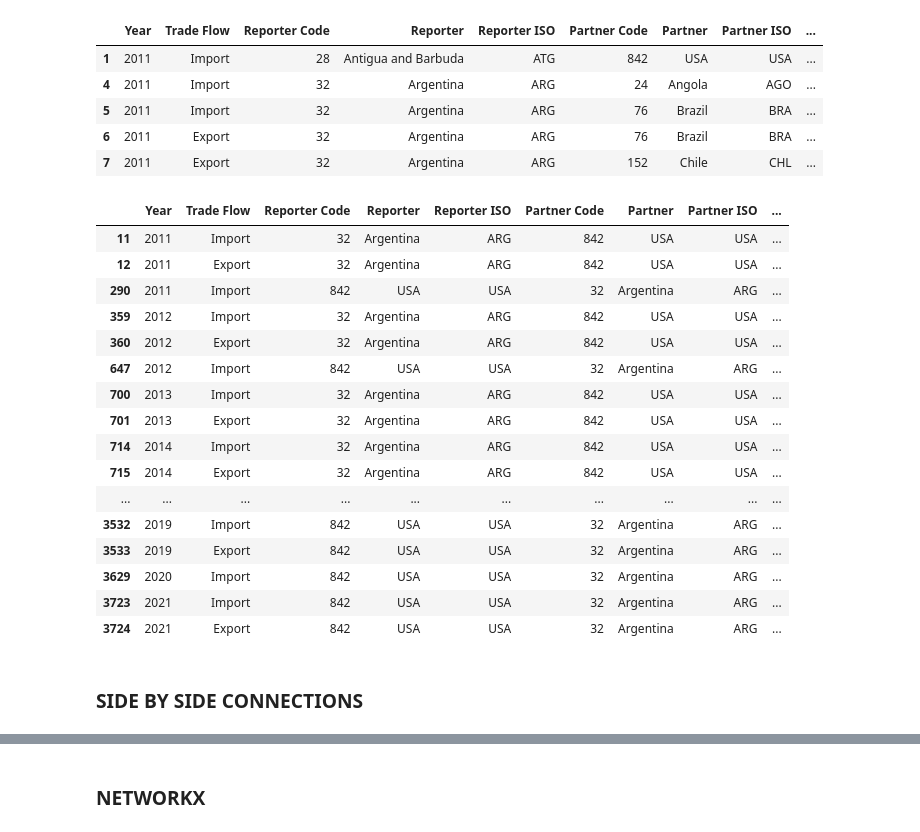
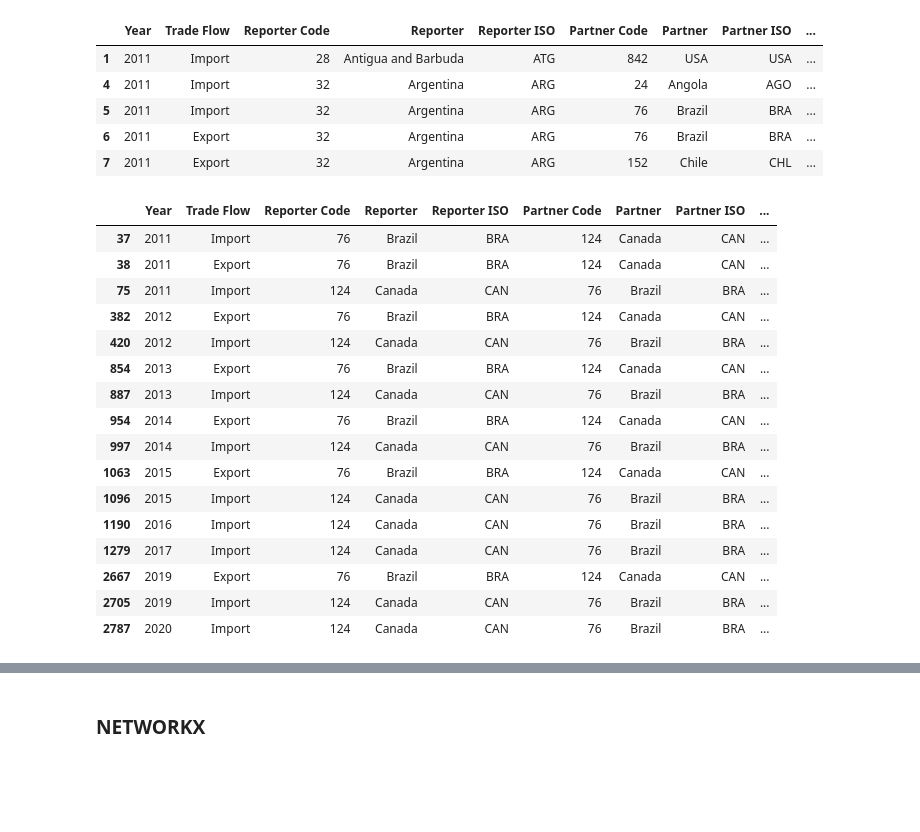
Before and after one commit to d2ski/americas-energy-map-nb, a Jupyter notebook: explore.ipynb, the cells around one changed output, grey strips where cells are left out. Drawn from its saved outputs; the diff is of its cells as text; code cells hidden in the pictures; blank space fills up the shorter version.

```diff
--- a/explore.ipynb
+++ b/explore.ipynb
@@ -103,24 +106,22 @@ def edge(*args):
 # %%
 oil_df.loc[
-    oil_df['Edge'] == edge('ARG', 'USA')
+    oil_df['Edge'] == edge('CAN', 'BRA')
 ]
 # %% [output]
 |  | Year | Trade Flow | Reporter Code | Reporter | Reporter ISO | Partner Code | Partner | Partner ISO | ... |
-| 11 | 2011 | Import | 32 | Argentina | ARG | 842 | USA | USA | ... |
-| 12 | 2011 | Export | 32 | Argentina | ARG | 842 | USA | USA | ... |
-| 290 | 2011 | Import | 842 | USA | USA | 32 | Argentina | ARG | ... |
-| 359 | 2012 | Import | 32 | Argentina | ARG | 842 | USA | USA | ... |
-| 360 | 2012 | Export | 32 | Argentina | ARG | 842 | USA | USA | ... |
-| 647 | 2012 | Import | 842 | USA | USA | 32 | Argentina | ARG | ... |
-| 700 | 2013 | Import | 32 | Argentina | ARG | 842 | USA | USA | ... |
-| 701 | 2013 | Export | 32 | Argentina | ARG | 842 | USA | USA | ... |
-| 714 | 2014 | Import | 32 | Argentina | ARG | 842 | USA | USA | ... |
-| 715 | 2014 | Export | 32 | Argentina | ARG | 842 | USA | USA | ... |
-| ... | ... | ... | ... | ... | ... | ... | ... | ... | ... |
-| 3532 | 2019 | Import | 842 | USA | USA | 32 | Argentina | ARG | ... |
-| 3533 | 2019 | Export | 842 | USA | USA | 32 | Argentina | ARG | ... |
-| 3629 | 2020 | Import | 842 | USA | USA | 32 | Argentina | ARG | ... |
-| 3723 | 2021 | Import | 842 | USA | USA | 32 | Argentina | ARG | ... |
-| 3724 | 2021 | Export | 842 | USA | USA | 32 | Argentina | ARG | ... |
+| 37 | 2011 | Import | 76 | Brazil | BRA | 124 | Canada | CAN | ... |
+| 38 | 2011 | Export | 76 | Brazil | BRA | 124 | Canada | CAN | ... |
+| 75 | 2011 | Import | 124 | Canada | CAN | 76 | Brazil | BRA | ... |
+| 382 | 2012 | Export | 76 | Brazil | BRA | 124 | Canada | CAN | ... |
+| 420 | 2012 | Import | 124 | Canada | CAN | 76 | Brazil | BRA | ... |
+| 854 | 2013 | Export | 76 | Brazil | BRA | 124 | Canada | CAN | ... |
+| 887 | 2013 | Import | 124 | Canada | CAN | 76 | Brazil | BRA | ... |
+| 954 | 2014 | Export | 76 | Brazil | BRA | 124 | Canada | CAN | ... |
+| 997 | 2014 | Import | 124 | Canada | CAN | 76 | Brazil | BRA | ... |
+| 1063 | 2015 | Export | 76 | Brazil | BRA | 124 | Canada | CAN | ... |
+| 1096 | 2015 | Import | 124 | Canada | CAN | 76 | Brazil | BRA | ... |
+| 1190 | 2016 | Import | 124 | Canada | CAN | 76 | Brazil | BRA | ... |
+| 1279 | 2017 | Import | 124 | Canada | CAN | 76 | Brazil | BRA | ... |
+| 2667 | 2019 | Export | 76 | Brazil | BRA | 124 | Canada | CAN | ... |
+| 2705 | 2019 | Import | 124 | Canada | CAN | 76 | Brazil | BRA | ... |
+| 2787 | 2020 | Import | 124 | Canada | CAN | 76 | Brazil | BRA | ... |
-# %% [markdown]
-### SIDE BY SIDE CONNECTIONS
```
Also changed, not shown: parts of 32 cells of this notebook.
